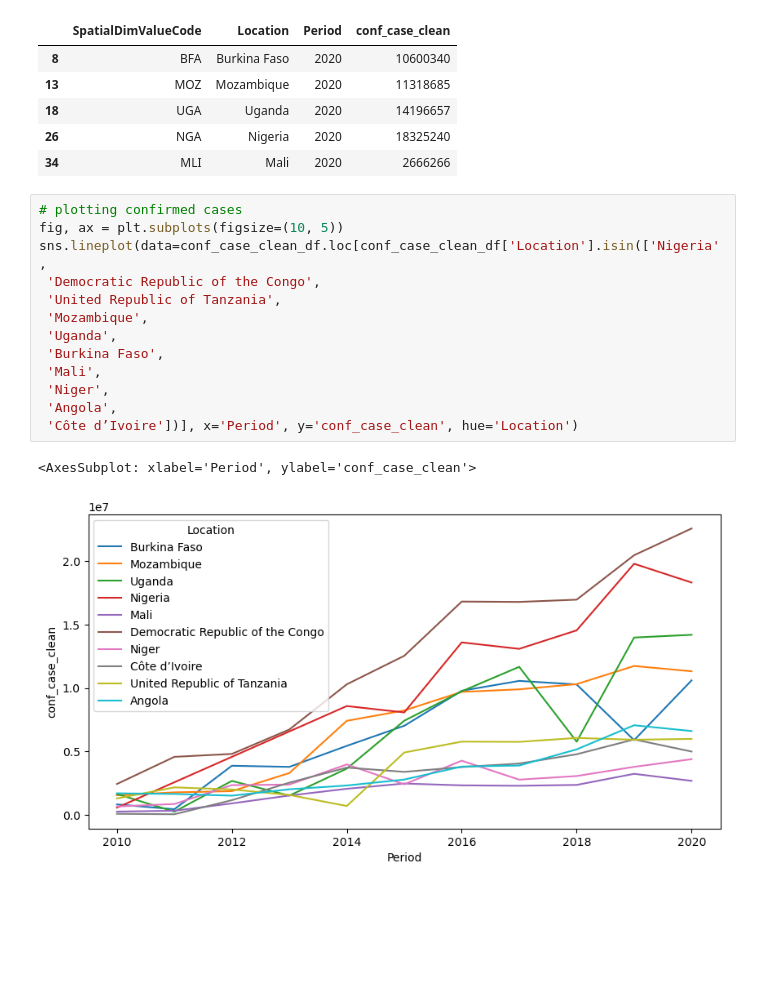
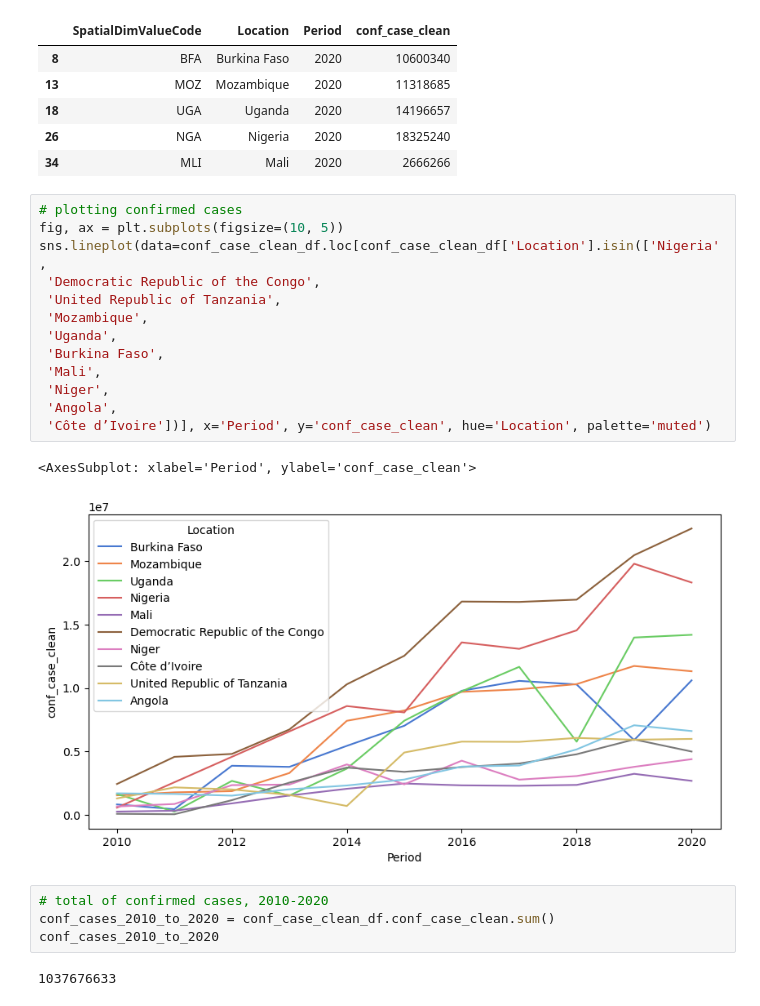
Before and after one commit to fetterollie/Malaria-Data-Exploration, a Jupyter notebook: index.ipynb, the cells around one changed output. Drawn from its saved outputs; the diff is of its cells as text; blank space fills up the shorter version.

```diff
--- a/index.ipynb
+++ b/index.ipynb
@@ -706,16 +739,22 @@ conf_case_clean_df.loc[conf_case_clean_df['Location'].isin(['Nigeria',
 # %%
 # plotting confirmed cases
 fig, ax = plt.subplots(figsize=(10, 5))
 sns.lineplot(data=conf_case_clean_df.loc[conf_case_clean_df['Location'].isin(['Nigeria',
  'Democratic Republic of the Congo',
  'United Republic of Tanzania',
  'Mozambique',
  'Uganda',
  'Burkina Faso',
  'Mali',
  'Niger',
  'Angola',
- 'Côte d’Ivoire'])], x='Period', y='conf_case_clean', hue='Location')
+ 'Côte d’Ivoire'])], x='Period', y='conf_case_clean', hue='Location', palette='muted')
 # %% [output]
 <AxesSubplot: xlabel='Period', ylabel='conf_case_clean'>
-[figure, old version]
+[figure, new version]
+# %%
+# total of confirmed cases, 2010-2020
+conf_cases_2010_to_2020 = conf_case_clean_df.conf_case_clean.sum()
+conf_cases_2010_to_2020
+# %% [output]
+1037676633
```
Also changed, not shown: parts of 23 cells of this notebook.
